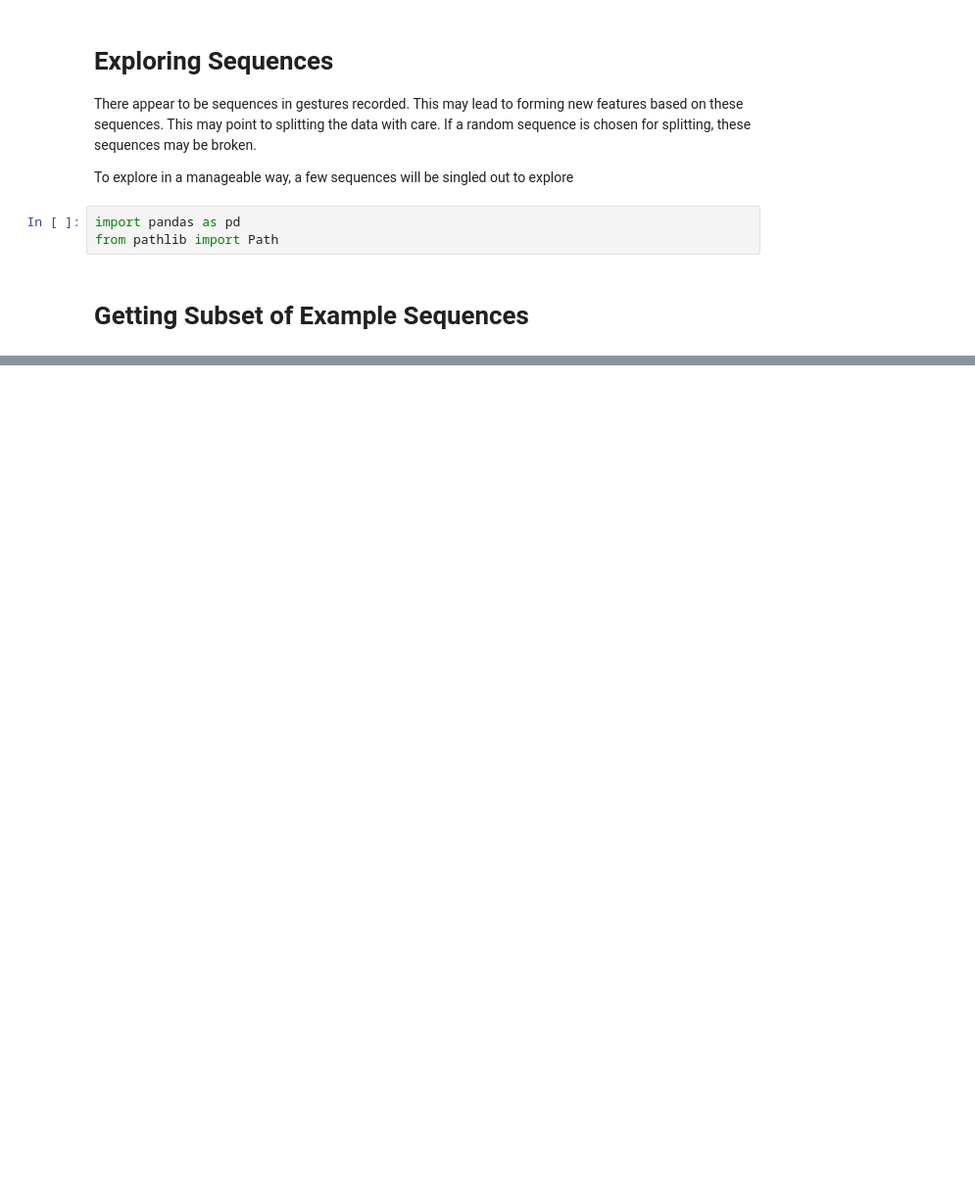
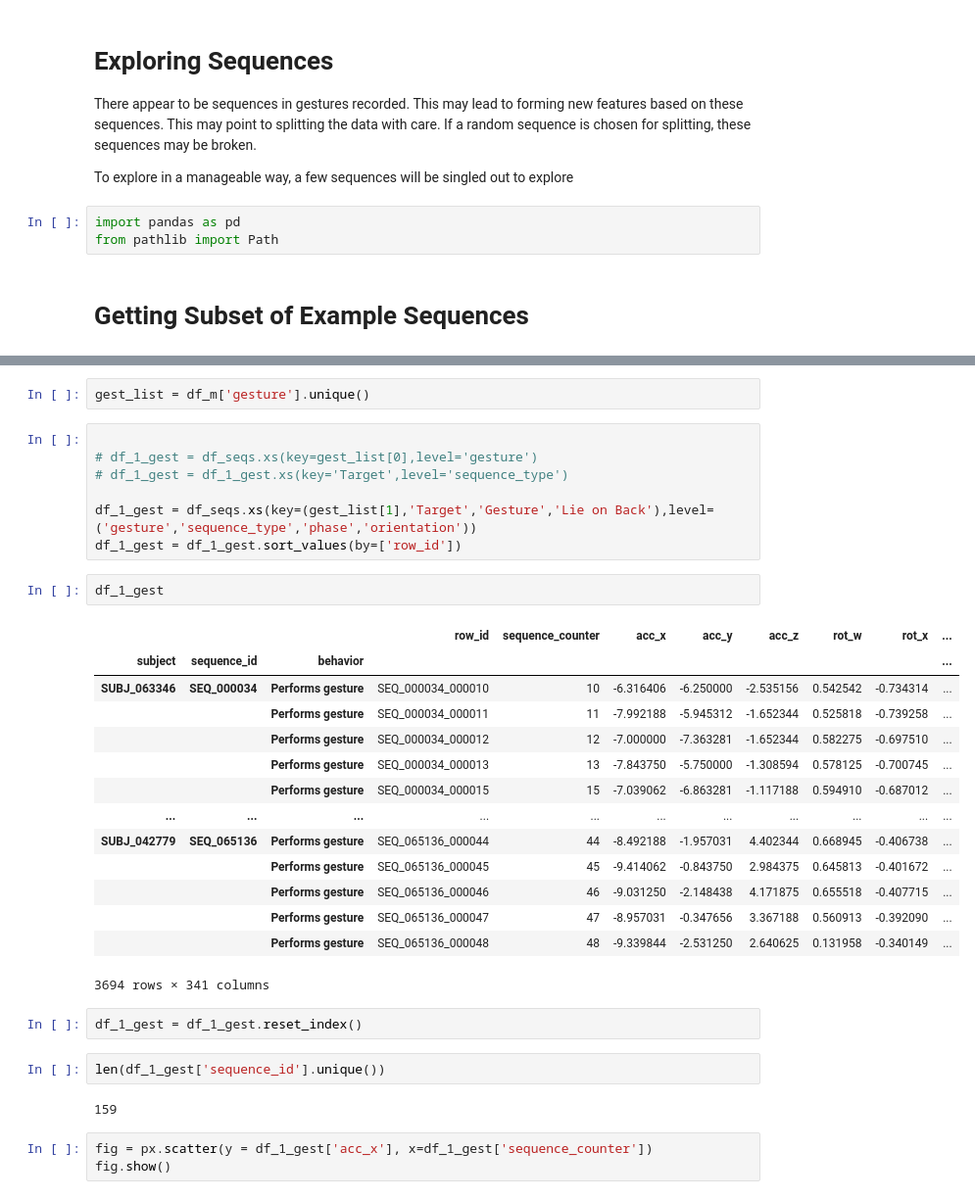
Before and after one commit to RevLmt/CMI-Wrist-System, a Jupyter notebook: exploration/Exploring_Sequences.ipynb, the cells around one changed output, grey strips where cells are left out. Shown at 98% size. Cells and saved outputs as stored; diff of their text form; blank space fills up the shorter version.

```diff
--- a/exploration/Exploring_Sequences.ipynb
+++ b/exploration/Exploring_Sequences.ipynb
@@ -30,0 +65,35 @@ grouped_df.head()
+# %%
+gest_list = df_m['gesture'].unique()
+# %%
+
+# df_1_gest = df_seqs.xs(key=gest_list[0],level='gesture')
+# df_1_gest = df_1_gest.xs(key='Target',level='sequence_type')
+
+df_1_gest = df_seqs.xs(key=(gest_list[1],'Target','Gesture','Lie on Back'),level=('gesture','sequence_type','phase','orientation'))
+df_1_gest = df_1_gest.sort_values(by=['row_id'])
+# %%
+df_1_gest
+# %% [output]
+|  |  |  | row_id | sequence_counter | acc_x | acc_y | acc_z | rot_w | rot_x | ... |
+| subject | sequence_id | behavior |  |  |  |  |  |  |  | ... |
+| SUBJ_063346 | SEQ_000034 | Performs gesture | SEQ_000034_000010 | 10 | -6.316406 | -6.250000 | -2.535156 | 0.542542 | -0.734314 | ... |
+|  |  | Performs gesture | SEQ_000034_000011 | 11 | -7.992188 | -5.945312 | -1.652344 | 0.525818 | -0.739258 | ... |
+|  |  | Performs gesture | SEQ_000034_000012 | 12 | -7.000000 | -7.363281 | -1.652344 | 0.582275 | -0.697510 | ... |
+|  |  | Performs gesture | SEQ_000034_000013 | 13 | -7.843750 | -5.750000 | -1.308594 | 0.578125 | -0.700745 | ... |
+|  |  | Performs gesture | SEQ_000034_000015 | 15 | -7.039062 | -6.863281 | -1.117188 | 0.594910 | -0.687012 | ... |
+| ... | ... | ... | ... | ... | ... | ... | ... | ... | ... | ... |
+| SUBJ_042779 | SEQ_065136 | Performs gesture | SEQ_065136_000044 | 44 | -8.492188 | -1.957031 | 4.402344 | 0.668945 | -0.406738 | ... |
+|  |  | Performs gesture | SEQ_065136_000045 | 45 | -9.414062 | -0.843750 | 2.984375 | 0.645813 | -0.401672 | ... |
+|  |  | Performs gesture | SEQ_065136_000046 | 46 | -9.031250 | -2.148438 | 4.171875 | 0.655518 | -0.407715 | ... |
+|  |  | Performs gesture | SEQ_065136_000047 | 47 | -8.957031 | -0.347656 | 3.367188 | 0.560913 | -0.392090 | ... |
+|  |  | Performs gesture | SEQ_065136_000048 | 48 | -9.339844 | -2.531250 | 2.640625 | 0.131958 | -0.340149 | ... |
+3694 rows × 341 columns
+# %%
+df_1_gest = df_1_gest.reset_index()
+# %%
+len(df_1_gest['sequence_id'].unique())
+# %% [output]
+159
+# %%
+fig = px.scatter(y = df_1_gest['acc_x'], x=df_1_gest['sequence_counter'])
+fig.show()
```
Also changed, not shown: parts of 11 cells of this notebook.
